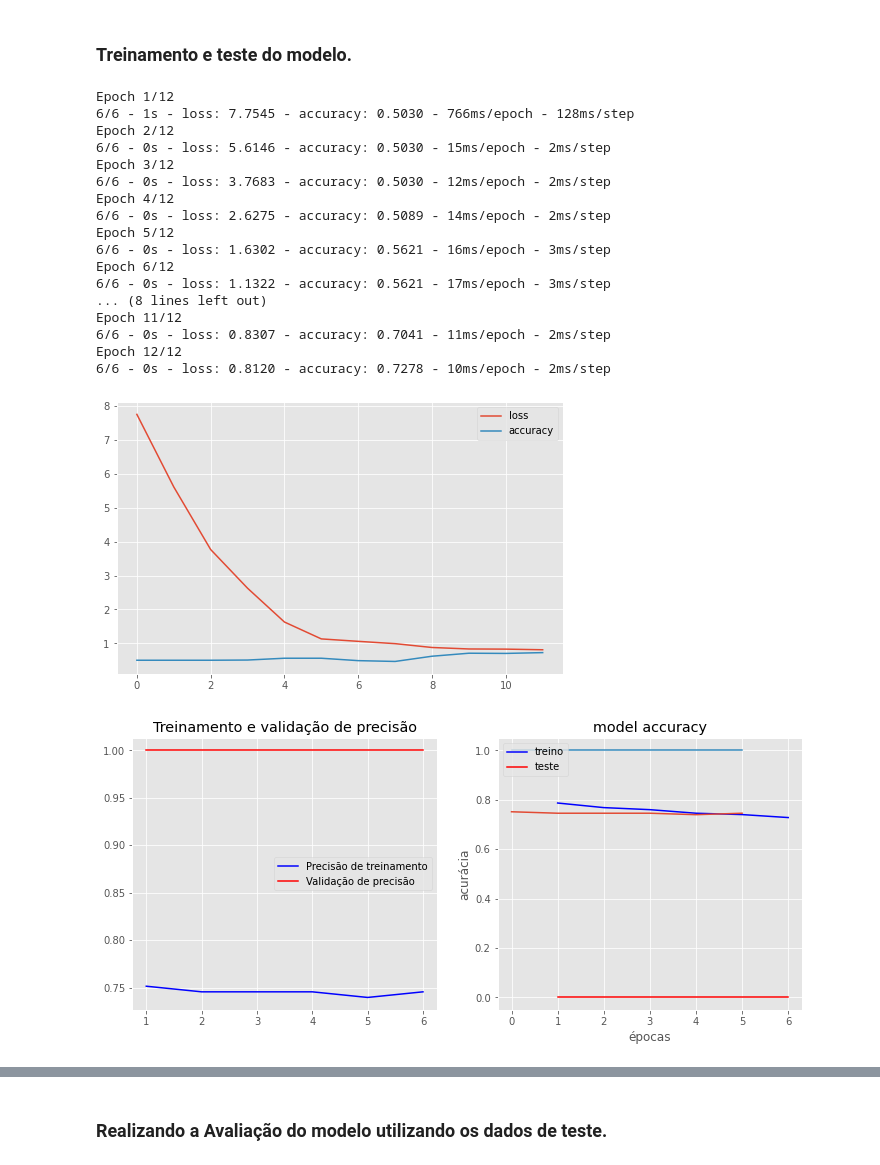
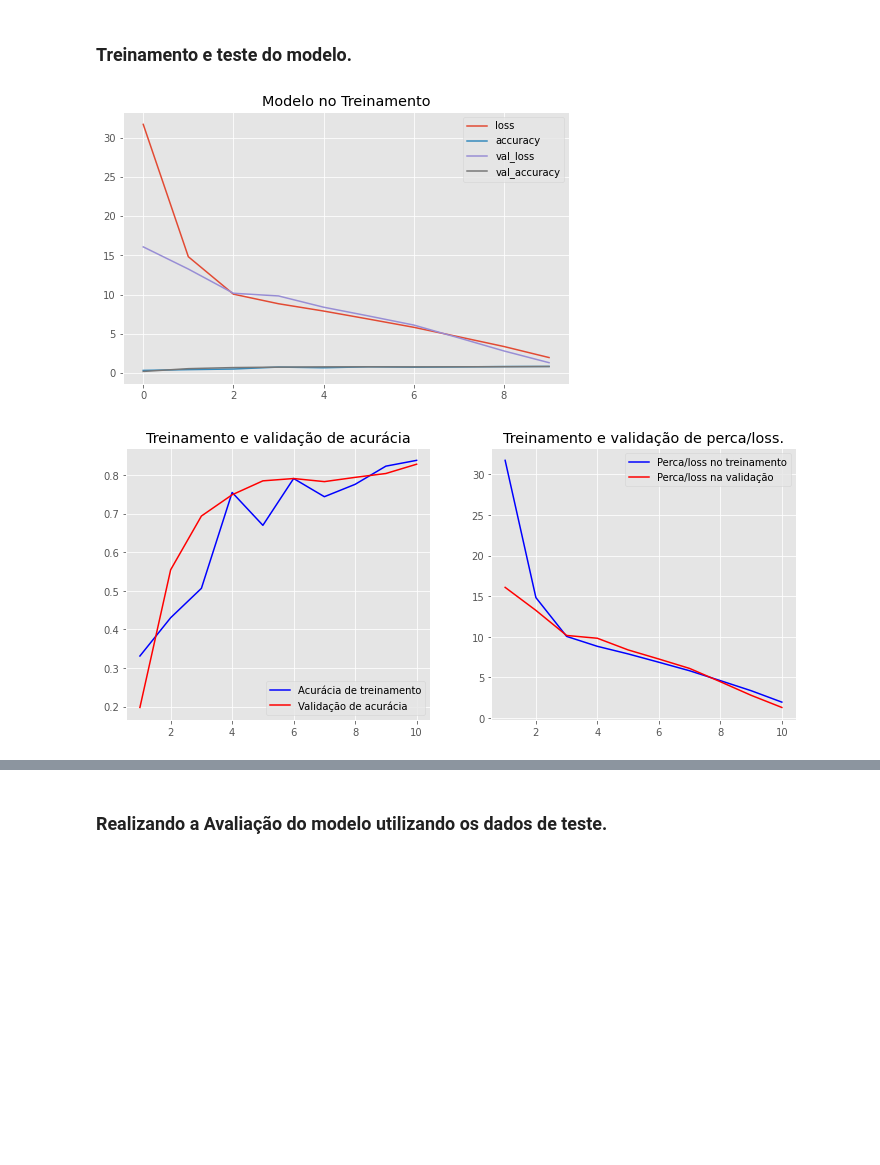
Before and after one commit to Dom-Juan/TCC-2, a Jupyter notebook: jupyter-notebook/tensor-alpha/tensor-alpha.ipynb, the cells around one changed output, grey strips where cells are left out. Cells and saved outputs as stored; diff of their text form; code cells hidden in the pictures; blank space fills up the shorter version.

Commit message:
[ Obtido resultados com modelo ]  Obtido resultados desejaveis.
> Modelo consegue fazer previsão começando em 58% de acerto.

```diff
--- a/jupyter-notebook/tensor-alpha/tensor-alpha.ipynb
+++ b/jupyter-notebook/tensor-alpha/tensor-alpha.ipynb
@@ -31,7 +31,7 @@ from sklearn import preprocessing
 # SEÇÃO TREINAMENTO
 # Lendo dados de entrada.
 # Dados sensíveis e não sensíveis na mesma database.
-X_train = pd.read_csv("./dados_sensiveis_aleatorio.csv")
+X_train = pd.read_csv("./dados_sensiveis_treino.csv")
 X_train.fillna(X_train.mean(), inplace=True)
 
 columns = list(X_train)
@@ -50,8 +50,8 @@ for i in columns:
     if X_train[i].dtypes == 'object':
         X_train[i] = le.fit_transform(X_train[i])
 
-y_train = X_train["tipo de dado"]
-X_train.drop(["tipo de dado"], axis=1, inplace=True)
+y_train = X_train["tipo do dado"]
+X_train.drop(["tipo do dado"], axis=1, inplace=True)
 
 # Criando variáveis de entradas
 X_train = X_train.values
@@ -87,7 +87,7 @@ print(X_train, x_size)
 # SESSÃO DE TESTE.
 # Lendo dados de entrada.
 # database de dados sensíveis apenas.
-X_test = pd.read_csv("./dados_sensiveis_teste2.csv")
+X_test = pd.read_csv("./dados_sensiveis_teste.csv")
 X_test.fillna(X_test.mean(), inplace=True)
 
 columns = list(X_test)
@@ -106,8 +106,8 @@ for i in columns:
     if X_test[i].dtypes == 'object':
         X_test[i] = le.fit_transform(X_test[i])
 
-y_test = X_test["tipo de dado"]
-X_test.drop(["tipo de dado"], axis=1, inplace=True)
+y_test = X_test["tipo do dado"]
+X_test.drop(["tipo do dado"], axis=1, inplace=True)
 
 # Criando variáveis de entradas
 X_test = X_test.values
@@ -167,53 +167,41 @@ _________________________________________________________________
 # %%
 import matplotlib.pyplot as plot
 from plot_history_helper import plot_history
 from keras import callbacks
 
 earlystopping = callbacks.EarlyStopping(monitor ="val_loss", mode ="min", patience = 5, restore_best_weights = True)
 
 # Treinando o modelo.
-history = model.fit(
-  X_train,
-  y_train,
-  epochs=12,
-  verbose=2,
-)
+#history = model.fit(
+#  X_train,
+#  y_train,
+#  epochs=100,
+#  verbose=2,
+#)
 
 # Mostrando resultados do treinamento com dataset de train.
-pd.DataFrame(history.history).plot(figsize=(8,5))
-plot.show()
+#pd.DataFrame(history.history).plot(figsize=(8,5))
+#plot.show()
 
 
 # Treinando o modelo.
 history = model.fit(
   X_train,
   y_train,
-  epochs=12,
+  epochs=10,
   verbose=False,
   validation_data=(X_test, y_test),
-  batch_size=24,
+  batch_size=100,
   callbacks =[earlystopping]
 )
 
+# Mostrando resultados do treinamento com dataset de train.
+pd.DataFrame(history.history).plot(figsize=(8,5))
+plot.title('Modelo no Treinamento')
+plot.show()
+
 plot_history(history)
 print()
 # %% [output]
-Epoch 1/12
-6/6 - 1s - loss: 7.7545 - accuracy: 0.5030 - 766ms/epoch - 128ms/step
-Epoch 2/12
-6/6 - 0s - loss: 5.6146 - accuracy: 0.5030 - 15ms/epoch - 2ms/step
-Epoch 3/12
-6/6 - 0s - loss: 3.7683 - accuracy: 0.5030 - 12ms/epoch - 2ms/step
-Epoch 4/12
-6/6 - 0s - loss: 2.6275 - accuracy: 0.5089 - 14ms/epoch - 2ms/step
-Epoch 5/12
-6/6 - 0s - loss: 1.6302 - accuracy: 0.5621 - 16ms/epoch - 3ms/step
-Epoch 6/12
-6/6 - 0s - loss: 1.1322 - accuracy: 0.5621 - 17ms/epoch - 3ms/step
-... (8 lines left out)
-Epoch 11/12
-6/6 - 0s - loss: 0.8307 - accuracy: 0.7041 - 11ms/epoch - 2ms/step
-Epoch 12/12
-6/6 - 0s - loss: 0.8120 - accuracy: 0.7278 - 10ms/epoch - 2ms/step
-[figure, old version]
+[figure, new version]
-[figure, old version]
+[figure, new version]
```
Also changed, not shown: parts of 14 cells of this notebook, 17 other files.
